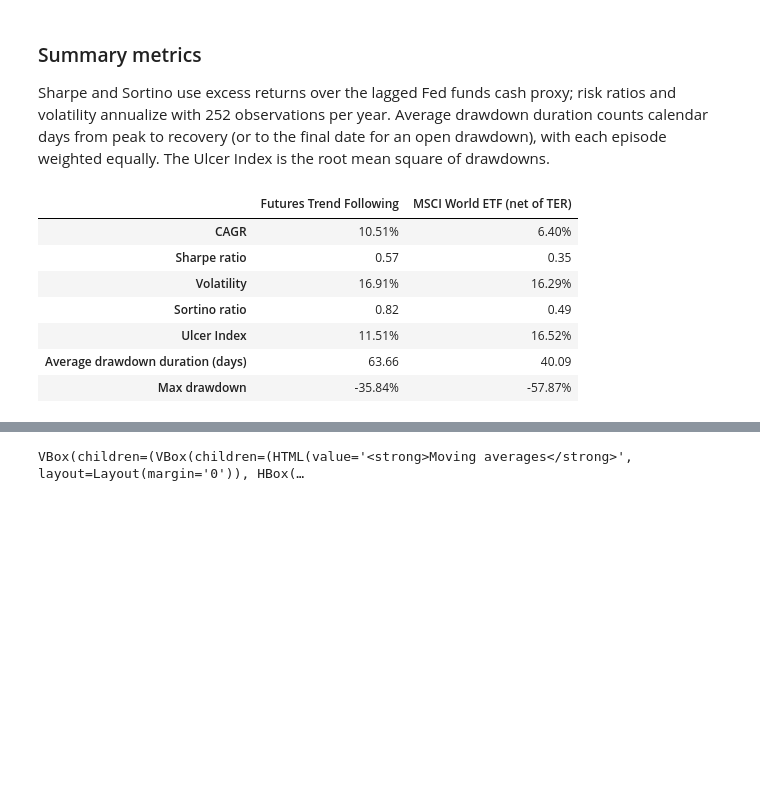
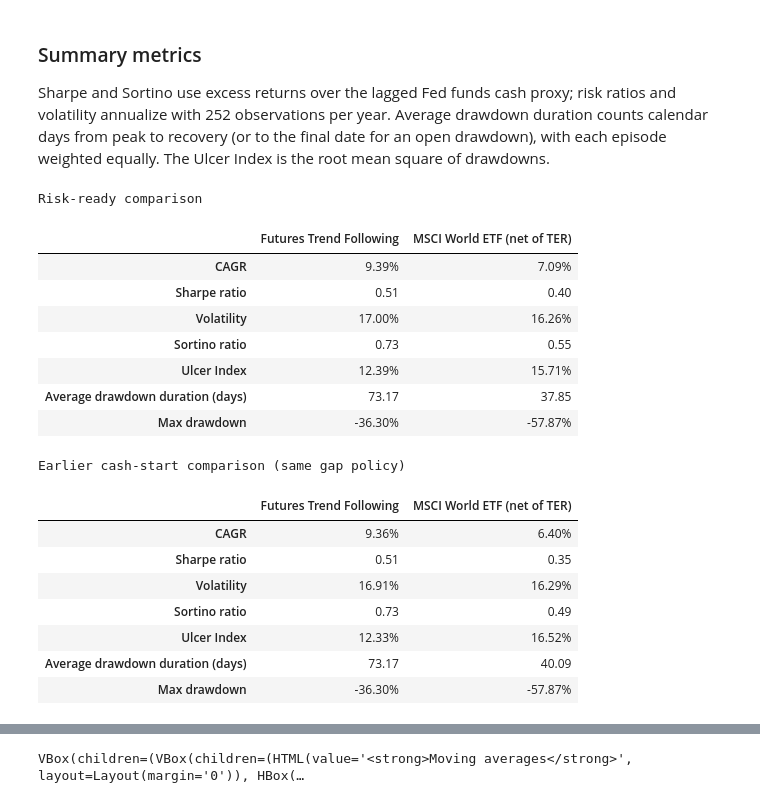
Before and after one commit to giacomomaggiore/financial-analyses, a Jupyter notebook: 05_trend_following_futures.ipynb, the cells around one changed output, grey strips where cells are left out. Drawn from its saved outputs; the diff is of its cells as text; code cells hidden in the pictures; blank space fills up the shorter version.

```diff
--- a/05_trend_following_futures.ipynb
+++ b/05_trend_following_futures.ipynb
@@ -231,8 +231,8 @@ MAX_INSTRUMENT_RISK_SHARE = None  # Pending: cap each market's share of estimate
 MAX_GROSS_NOTIONAL_TO_NAV = None  # Pending: set a separate ceiling on gross leverage.
 INITIAL_NAV_USD = 100_000  # Set the starting account value for contract sizing.
 
-TRANSACTION_COST_RATE_BP = 0.0005  # in pb) Charge 5 bp one way on traded notional, including resizes.
-ANNUAL_ROLL_COST_RATE = 0.0  # Annualized cost on open gross notional; zero in the baseline.
+TRANSACTION_COST_RATE_BP = 0.0005  # Charge 5 bp one way on traded notional, including resizes.
+ANNUAL_ROLL_COST_RATE = 0.002  # Charge 0.20% per year on open gross notional as a roll-cost proxy.
 
 CASH_RATE_SERIES = 'FED_FUNDS_RATE__FRED_DFF'  # Use lagged effective fed funds as a USD cash-rate proxy.
 CASH_RATE_MULTIPLIER = 1.0  # Credit the full proxy rate on eligible cash in the baseline assumption.
@@ -331,8 +331,7 @@ def position(series, fast_span, slow_span, entry_lookback, exit_lookback,
     # end of checks
 
 
-    # Preallocate flat direction for every date.
-    positions = pd.Series(0, index=series.index, dtype='int8', name='position')
+    positions = []
 
      # Process contiguous runs separately; never roll signals through a gap.
     for _, closes in series.groupby(segment.ne(segment.shift()).cumsum(), sort=False):
@@ -362,16 +361,17 @@ def position(series, fast_span, slow_span, entry_lookback, exit_lookback,
         next_position = 0
 
         # Pair each date with its permission and four rule flags.
-        rules = zip(closes.index, eligible.loc[closes.index], long_entry, short_entry, long_exit, short_exit)
+        rules = zip(eligible.loc[closes.index], long_entry, short_entry, long_exit, short_exit)
 
         # Apply the finite-state rules in chronological order.
-        for date, can_trade, enter_long, enter_short, exit_long, exit_short in rules:
+        for can_trade, enter_long, enter_short, exit_long, exit_short in rules:
             if not can_trade:  # Do not trade during the data-quality warm-up.
                 next_position = 0  # Reset direction while the instrument is ineligible.
+                positions.append(0)
                 continue  # Skip signal updates for this date.
 
              # Today's held direction is the order triggered by the prior close.
-            positions.at[date] = next_position
+            positions.append(next_position)
             if next_position == 0:
                 if enter_long and not short_only:
                     next_position = 1
@@ -383,7 +383,7 @@ def position(series, fast_span, slow_span, entry_lookback, exit_lookback,
                 next_position = 0
 
 
-    return positions  # Return daily direction labels, not volatility-sized contract quantities.
+    return pd.Series(positions, index=series.index, dtype='int8', name='position')
 # %%
 from functools import lru_cache
 
@@ -646,37 +718,50 @@ def max_drawdown(levels):
 
 cash_growth = pd.Series(1 + cash_rate * elapsed_days / 360, index=dates).fillna(1).cumprod()
 
 def comparison_summary(levels):
     returns = levels.pct_change().dropna()
     cash_returns = cash_growth.loc[levels.index].pct_change()
     excess_returns = returns.sub(cash_returns.loc[returns.index], axis=0)
     return pd.DataFrame({
         name: {
             'CAGR': cagr(levels[name]),
             'Sharpe ratio': sharpe_ratio(excess_returns[name]),
             'Volatility': annualized_volatility(returns[name]),
             'Sortino ratio': sortino_ratio(excess_returns[name]),
             'Ulcer Index': ulcer_index(levels[name]),
             'Average drawdown duration (days)': average_drawdown_duration(levels[name]),
             'Max drawdown': max_drawdown(levels[name]),
         }
         for name in levels
     })
 
 def format_summary(metrics):
     formatted = metrics.map('{:.2f}'.format)
     percent_rows = ['CAGR', 'Volatility', 'Ulcer Index', 'Max drawdown']
     formatted.loc[percent_rows] = metrics.loc[percent_rows].map('{:.2%}'.format)
     return formatted
 
 summary = comparison_summary(comparison)
+print('Risk-ready comparison')
 display(format_summary(summary))
+print('Earlier cash-start comparison (same gap policy)')
+display(format_summary(comparison_summary(cash_start_comparison)))
 # %% [output]
+Risk-ready comparison
 |  | Futures Trend Following | MSCI World ETF (net of TER) |
-| CAGR | 10.51% | 6.40% |
-| Sharpe ratio | 0.57 | 0.35 |
-| Volatility | 16.91% | 16.29% |
-| Sortino ratio | 0.82 | 0.49 |
-| Ulcer Index | 11.51% | 16.52% |
-| Average drawdown duration (days) | 63.66 | 40.09 |
-| Max drawdown | -35.84% | -57.87% |
+| CAGR | 9.39% | 7.09% |
+| Sharpe ratio | 0.51 | 0.40 |
+| Volatility | 17.00% | 16.26% |
+| Sortino ratio | 0.73 | 0.55 |
+| Ulcer Index | 12.39% | 15.71% |
+| Average drawdown duration (days) | 73.17 | 37.85 |
+| Max drawdown | -36.30% | -57.87% |
+Earlier cash-start comparison (same gap policy)
+|  | Futures Trend Following | MSCI World ETF (net of TER) |
+| CAGR | 9.36% | 6.40% |
+| Sharpe ratio | 0.51 | 0.35 |
+| Volatility | 16.91% | 16.29% |
+| Sortino ratio | 0.73 | 0.49 |
+| Ulcer Index | 12.33% | 16.52% |
+| Average drawdown duration (days) | 73.17 | 40.09 |
+| Max drawdown | -36.30% | -57.87% |
```
Also changed, not shown: parts of 13 cells of this notebook, 2 other files.
